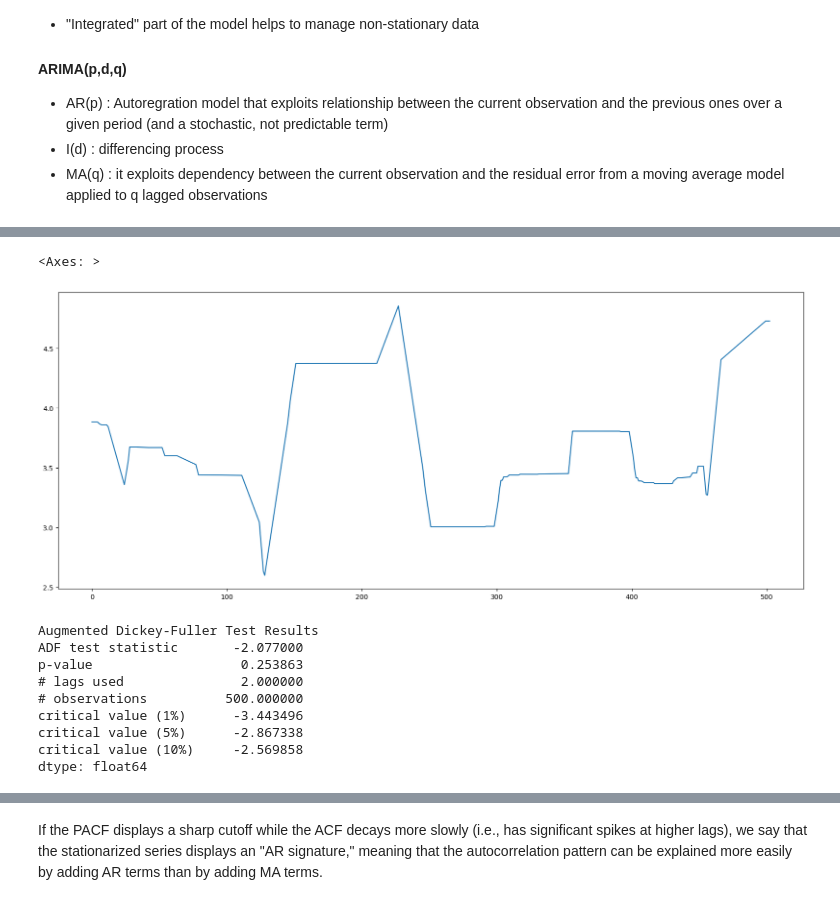
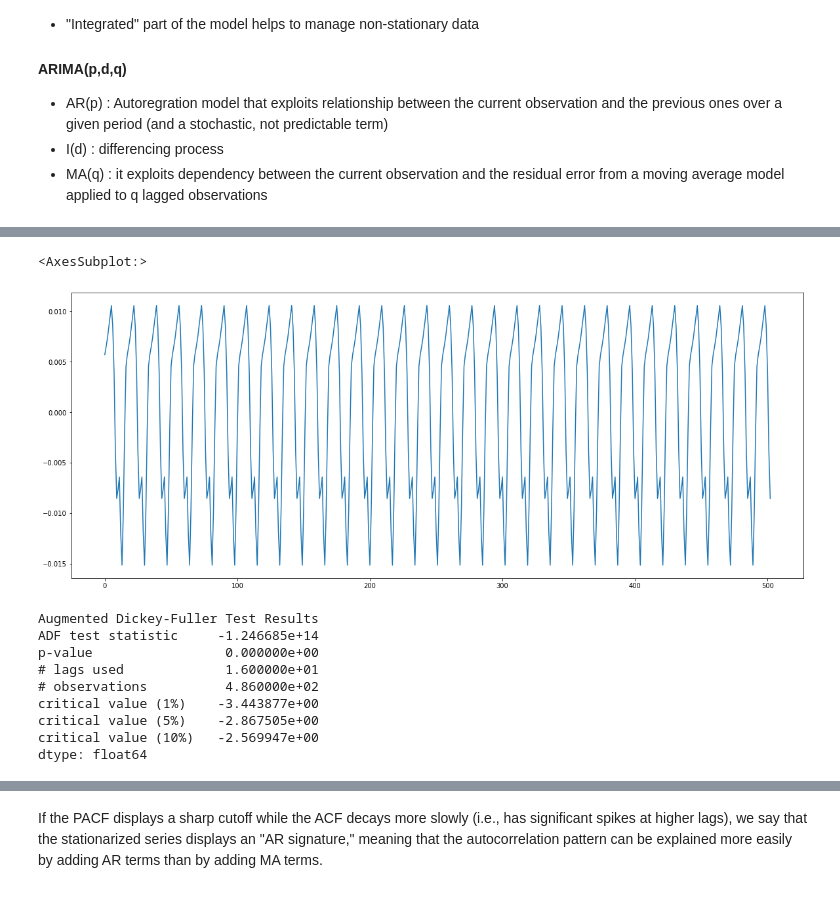
Before and after one commit to Marco000000000/DistribuitedFileSystem, a Jupyter notebook: TS06_Forecasting_part3_ARIMA mean_Latency.ipynb, the cells around one changed output, grey strips where cells are left out. Saved outputs shown, nothing was run; the diff lists cells and outputs as text; code cells hidden in the pictures.

```diff
--- a/TS06_Forecasting_part3_ARIMA mean_Latency.ipynb
+++ b/TS06_Forecasting_part3_ARIMA mean_Latency.ipynb
@@ -51,13 +59,12 @@ Requirement already satisfied: six in d:\programmazione\vscode\python\distribuit
 # %%
 # try to predict trend: Extract TREND
 from statsmodels.tsa.seasonal import seasonal_decompose
-#result = seasonal_decompose(tsr, model='additive', period=4)
-
-trend = tsr[1][:]
+result = seasonal_decompose(tsr[1][:], model='additive', period=17)
+trend = result.seasonal.dropna()
 trend.plot(figsize=(20,8))
 # %% [output]
-<Axes: >
+<AxesSubplot:>
-[figure, old version]
+[figure, new version]
 # %%
 #Check stationarity (p_value < 0.05)
 from statsmodels.tsa.stattools import adfuller
@@ -73,13 +80,13 @@ for key,val in adft[4].items():
 print(out)
 # %% [output]
 Augmented Dickey-Fuller Test Results
-ADF test statistic       -2.077000
-p-value                   0.253863
-# lags used               2.000000
-# observations          500.000000
-critical value (1%)      -3.443496
-critical value (5%)      -2.867338
-critical value (10%)     -2.569858
+ADF test statistic     -1.246685e+14
+p-value                 0.000000e+00
+# lags used             1.600000e+01
+# observations          4.860000e+02
+critical value (1%)    -3.443877e+00
+critical value (5%)    -2.867505e+00
+critical value (10%)   -2.569947e+00
 dtype: float64
 # %%
 #Lags plot
```
Also changed, not shown: parts of 14 cells of this notebook, 1 other file.
